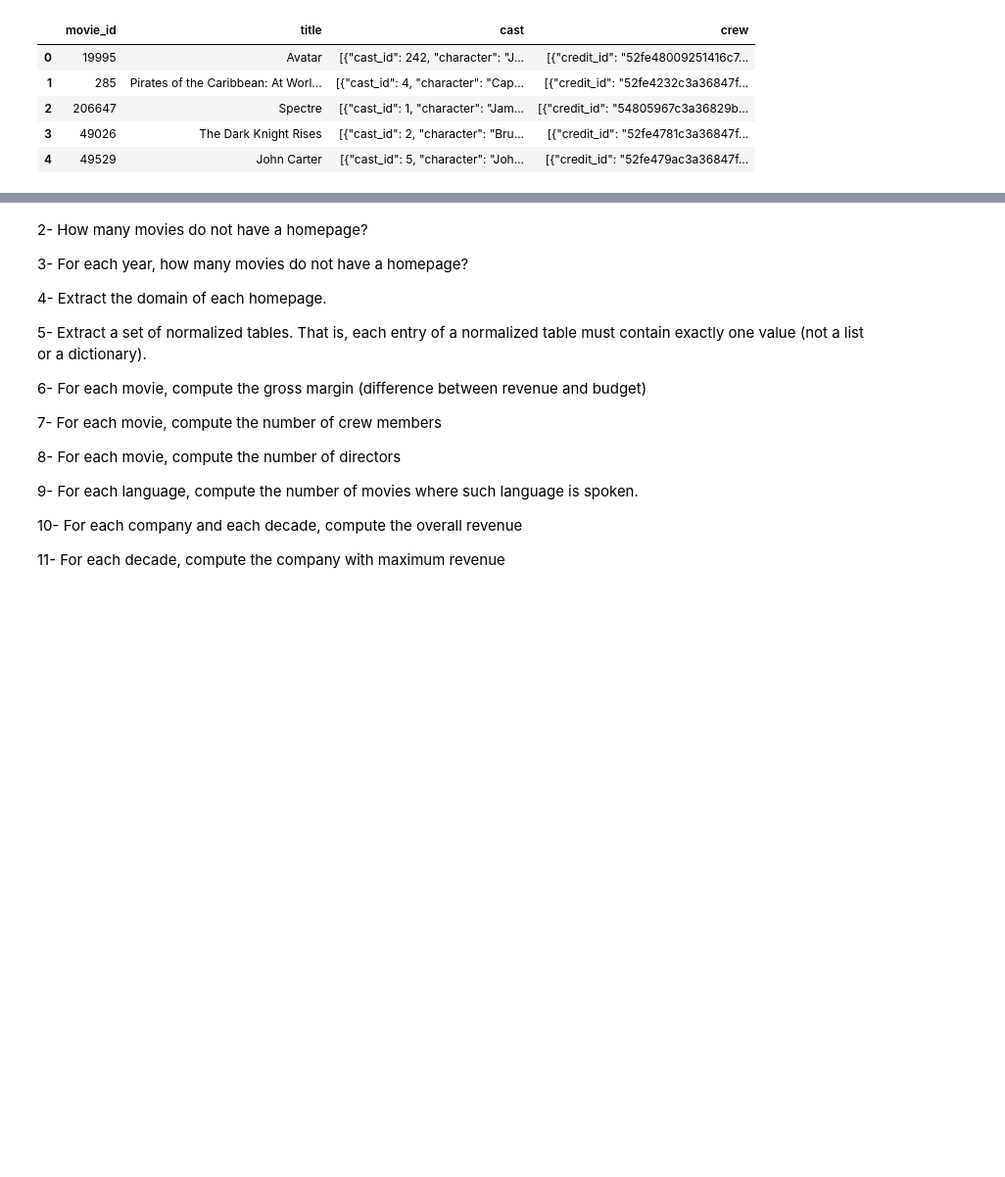
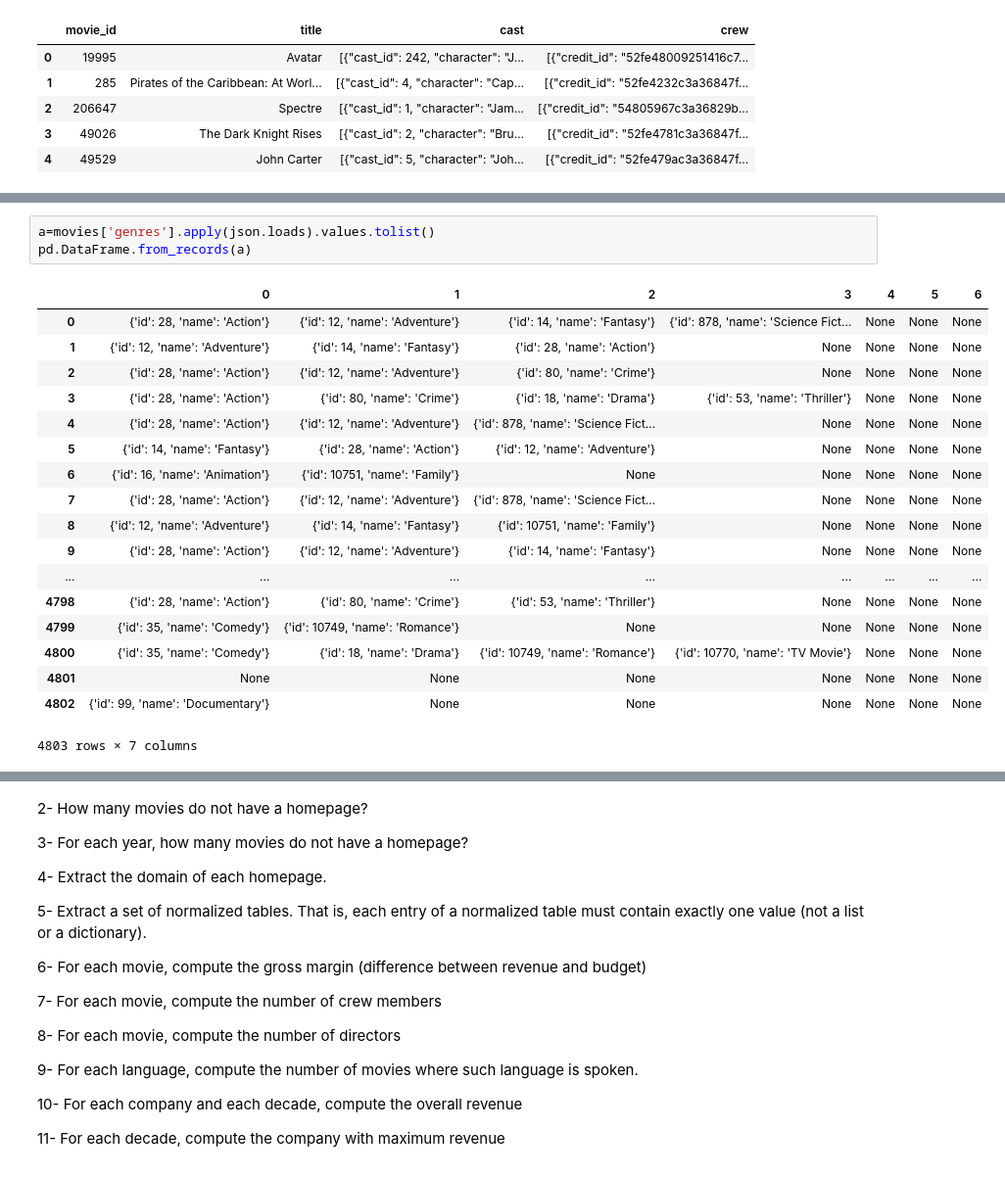
Before and after one commit to silviasantamaria/computerscience, a Jupyter notebook: Project+.ipynb, the cells around one changed output, grey strips where cells are left out. Shown at 98% size. Cells and saved outputs as stored; diff of their text form; blank space fills up the shorter version.

```diff
--- a/Project+.ipynb
+++ b/Project+.ipynb
@@ -27,0 +33,22 @@ credits.head()
+# %%
+a=movies['genres'].apply(json.loads).values.tolist()
+pd.DataFrame.from_records(a)
+# %% [output]
+|  | 0 | 1 | 2 | 3 | 4 | 5 | 6 |
+| 0 | {'id': 28, 'name': 'Action'} | {'id': 12, 'name': 'Adventure'} | {'id': 14, 'name': 'Fantasy'} | {'id': 878, 'name': 'Science Fict... | None | None | None |
+| 1 | {'id': 12, 'name': 'Adventure'} | {'id': 14, 'name': 'Fantasy'} | {'id': 28, 'name': 'Action'} | None | None | None | None |
+| 2 | {'id': 28, 'name': 'Action'} | {'id': 12, 'name': 'Adventure'} | {'id': 80, 'name': 'Crime'} | None | None | None | None |
+| 3 | {'id': 28, 'name': 'Action'} | {'id': 80, 'name': 'Crime'} | {'id': 18, 'name': 'Drama'} | {'id': 53, 'name': 'Thriller'} | None | None | None |
+| 4 | {'id': 28, 'name': 'Action'} | {'id': 12, 'name': 'Adventure'} | {'id': 878, 'name': 'Science Fict... | None | None | None | None |
+| 5 | {'id': 14, 'name': 'Fantasy'} | {'id': 28, 'name': 'Action'} | {'id': 12, 'name': 'Adventure'} | None | None | None | None |
+| 6 | {'id': 16, 'name': 'Animation'} | {'id': 10751, 'name': 'Family'} | None | None | None | None | None |
+| 7 | {'id': 28, 'name': 'Action'} | {'id': 12, 'name': 'Adventure'} | {'id': 878, 'name': 'Science Fict... | None | None | None | None |
+| 8 | {'id': 12, 'name': 'Adventure'} | {'id': 14, 'name': 'Fantasy'} | {'id': 10751, 'name': 'Family'} | None | None | None | None |
+| 9 | {'id': 28, 'name': 'Action'} | {'id': 12, 'name': 'Adventure'} | {'id': 14, 'name': 'Fantasy'} | None | None | None | None |
+| ... | ... | ... | ... | ... | ... | ... | ... |
+| 4798 | {'id': 28, 'name': 'Action'} | {'id': 80, 'name': 'Crime'} | {'id': 53, 'name': 'Thriller'} | None | None | None | None |
+| 4799 | {'id': 35, 'name': 'Comedy'} | {'id': 10749, 'name': 'Romance'} | None | None | None | None | None |
+| 4800 | {'id': 35, 'name': 'Comedy'} | {'id': 18, 'name': 'Drama'} | {'id': 10749, 'name': 'Romance'} | {'id': 10770, 'name': 'TV Movie'} | None | None | None |
+| 4801 | None | None | None | None | None | None | None |
+| 4802 | {'id': 99, 'name': 'Documentary'} | None | None | None | None | None | None |
+4803 rows × 7 columns
```
Also changed, not shown: parts of 9 cells of this notebook, 2 other files.
